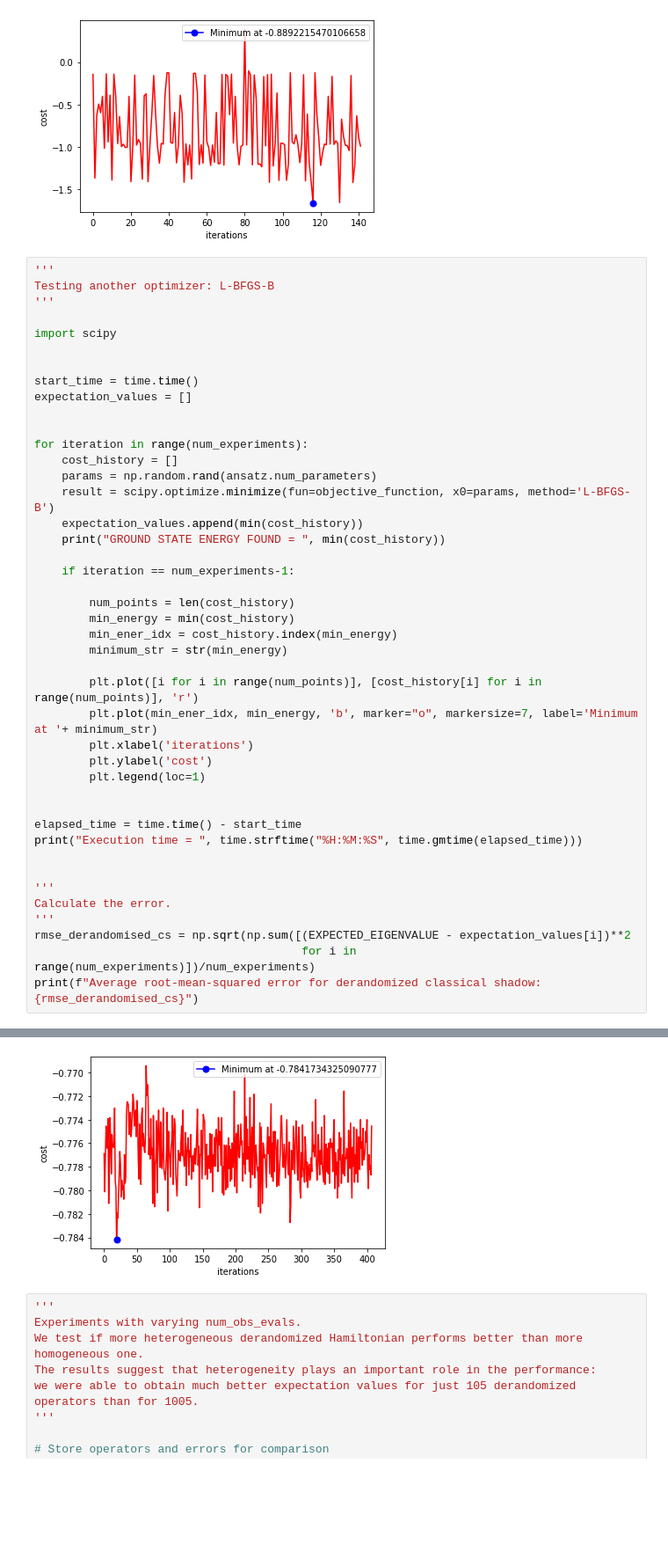
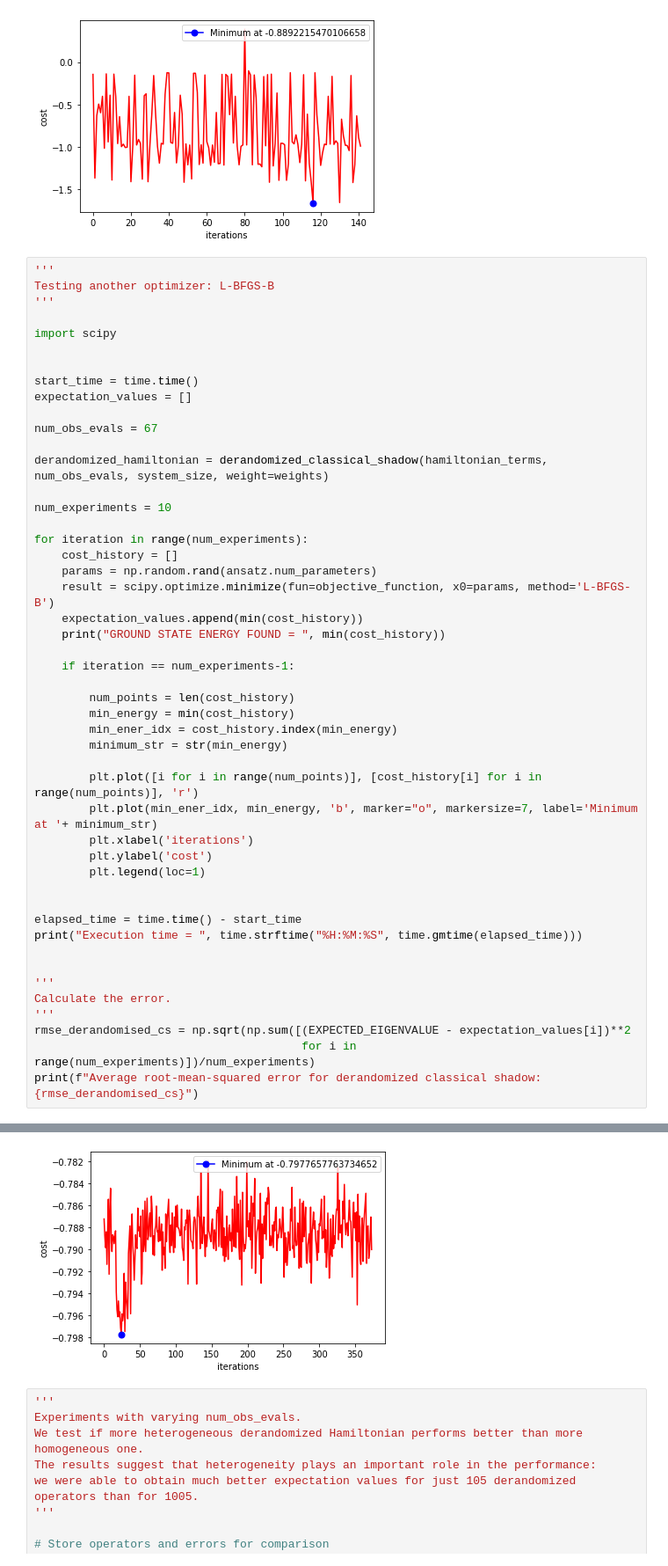
Before and after one commit to renatawong/classical-shadow-vqe, a Jupyter notebook: esp_dcs_optimized.ipynb, the cells around one changed output, grey strips where cells are left out. Shown at 88% size. Cells and saved outputs as stored; diff of their text form; blank space fills up the shorter version.

```diff
--- a/esp_dcs_optimized.ipynb
+++ b/esp_dcs_optimized.ipynb
@@ -393,6 +395,11 @@ import scipy
 start_time = time.time()
 expectation_values = []
 
+num_obs_evals = 67
+
+derandomized_hamiltonian = derandomized_classical_shadow(hamiltonian_terms, num_obs_evals, system_size, weight=weights)
+
+num_experiments = 10
 
 for iteration in range(num_experiments):
     cost_history = []
@@ -441,4 +448,4 @@ Average root-mean-squared error for derandomized classical shadow: 1.06141526613
-[figure, old version]
+[figure, new version]
 # %%
 '''
 Experiments with varying num_obs_evals.
```
Also changed, not shown: parts of 3 cells of this notebook.
